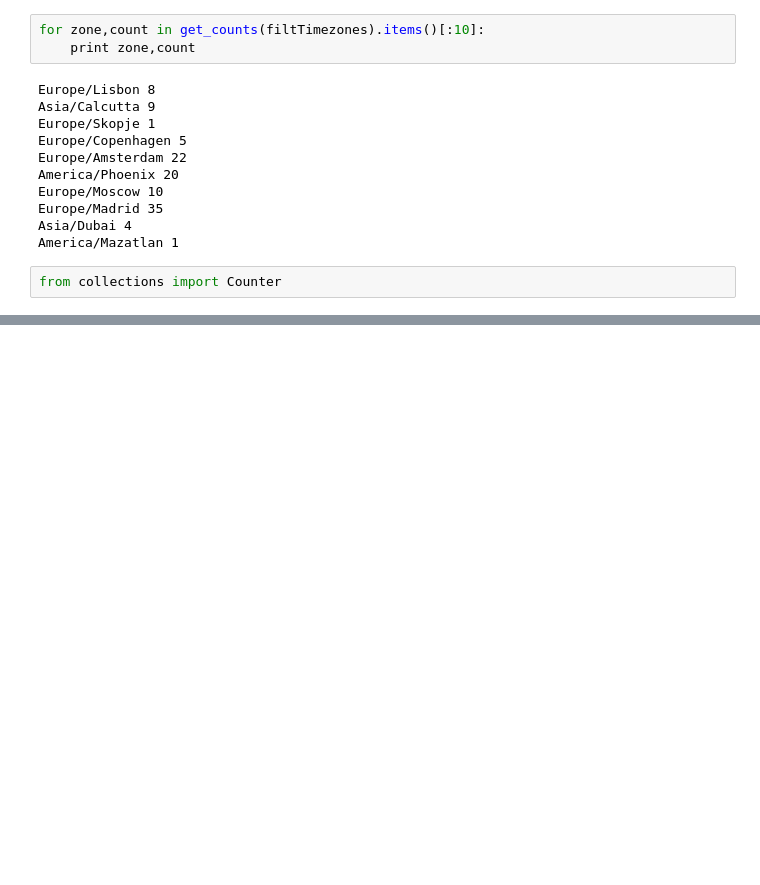
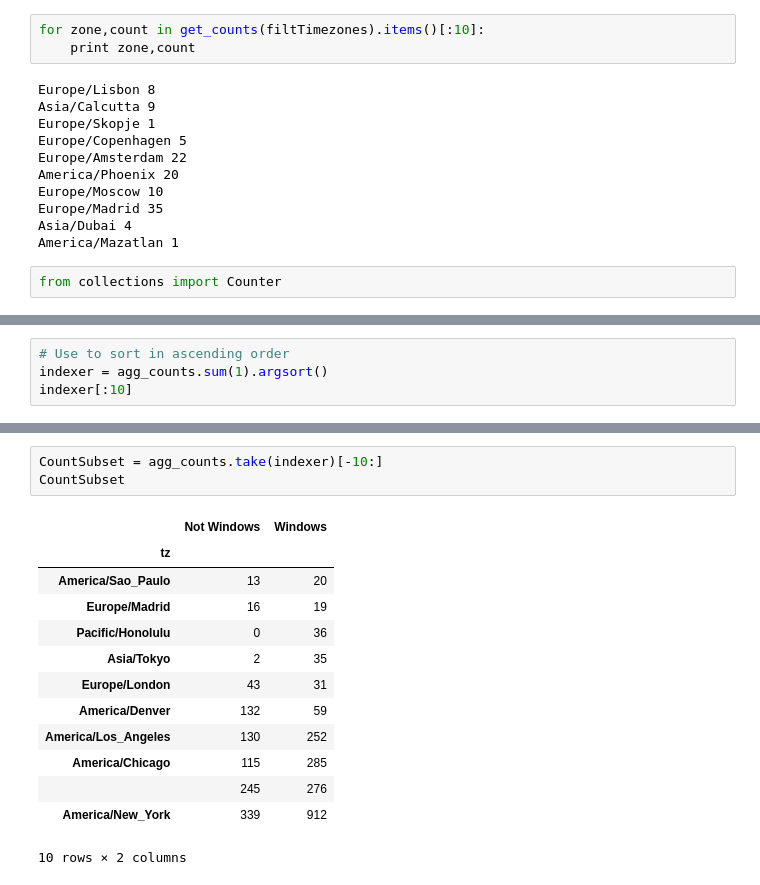
Before and after one commit to rmorshea/home-gitlab, a Jupyter notebook: Python/misc/PythonForDataAnalysis/PythonDataAnlysis.ipynb, the cells around one changed output, grey strips where cells are left out. Drawn from its saved outputs; the diff is of its cells as text; blank space fills up the shorter version.

```diff
--- a/Python/misc/PythonForDataAnalysis/PythonDataAnlysis.ipynb
+++ b/Python/misc/PythonForDataAnalysis/PythonDataAnlysis.ipynb
@@ -99,0 +248,4 @@ counts = Counter(Timezones)
+# %%
+# Use to sort in ascending order
+indexer = agg_counts.sum(1).argsort()
+indexer[:10]
@@ -99,0 +265,17 @@ counts = Counter(Timezones)
+# %%
+CountSubset = agg_counts.take(indexer)[-10:]
+CountSubset
+# %% [output]
+|  | Not Windows | Windows |
+| tz |  |  |
+| America/Sao_Paulo | 13 | 20 |
+| Europe/Madrid | 16 | 19 |
+| Pacific/Honolulu | 0 | 36 |
+| Asia/Tokyo | 2 | 35 |
+| Europe/London | 43 | 31 |
+| America/Denver | 132 | 59 |
+| America/Los_Angeles | 130 | 252 |
+| America/Chicago | 115 | 285 |
+|  | 245 | 276 |
+| America/New_York | 339 | 912 |
+10 rows × 2 columns
```
Also changed, not shown: parts of 16 cells of this notebook.
